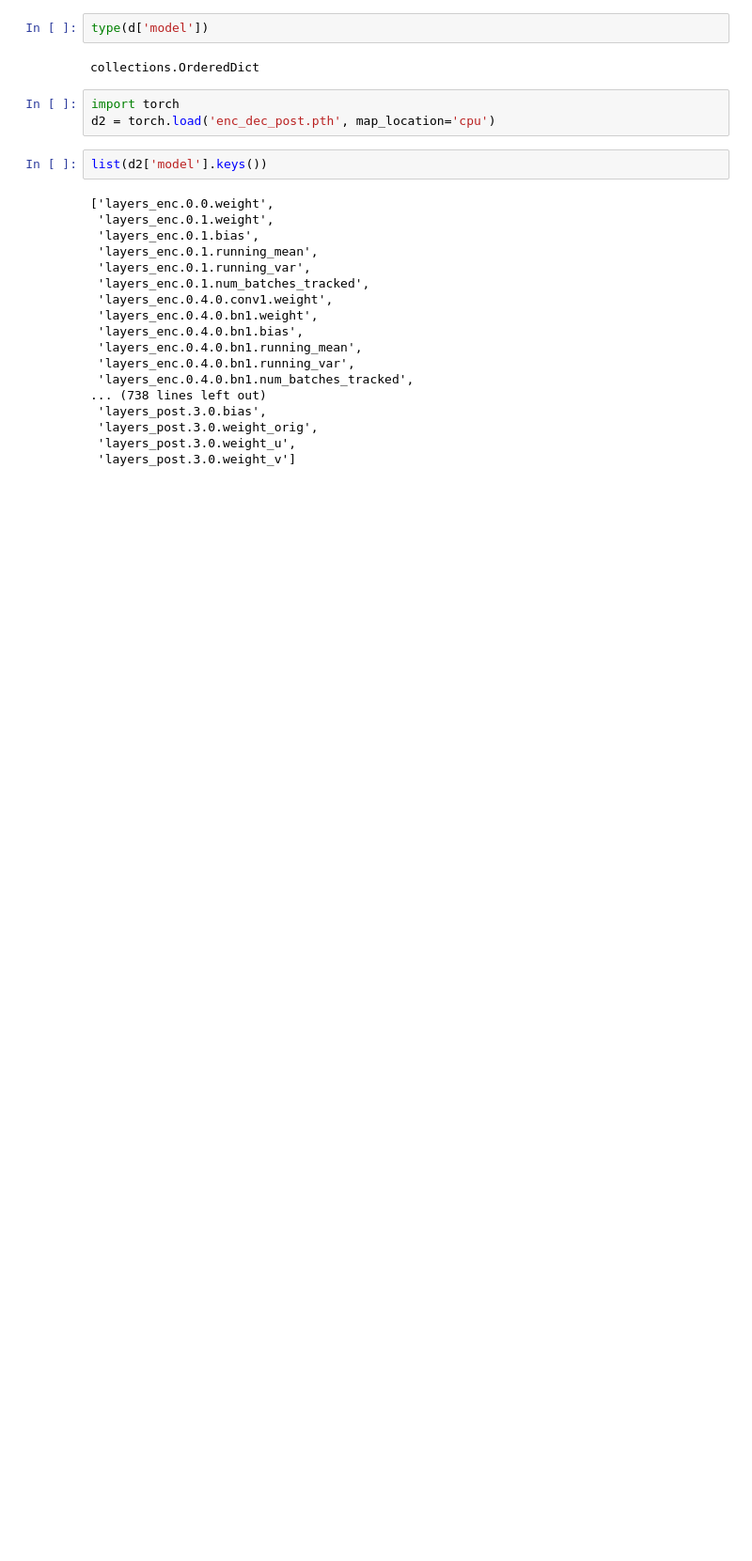
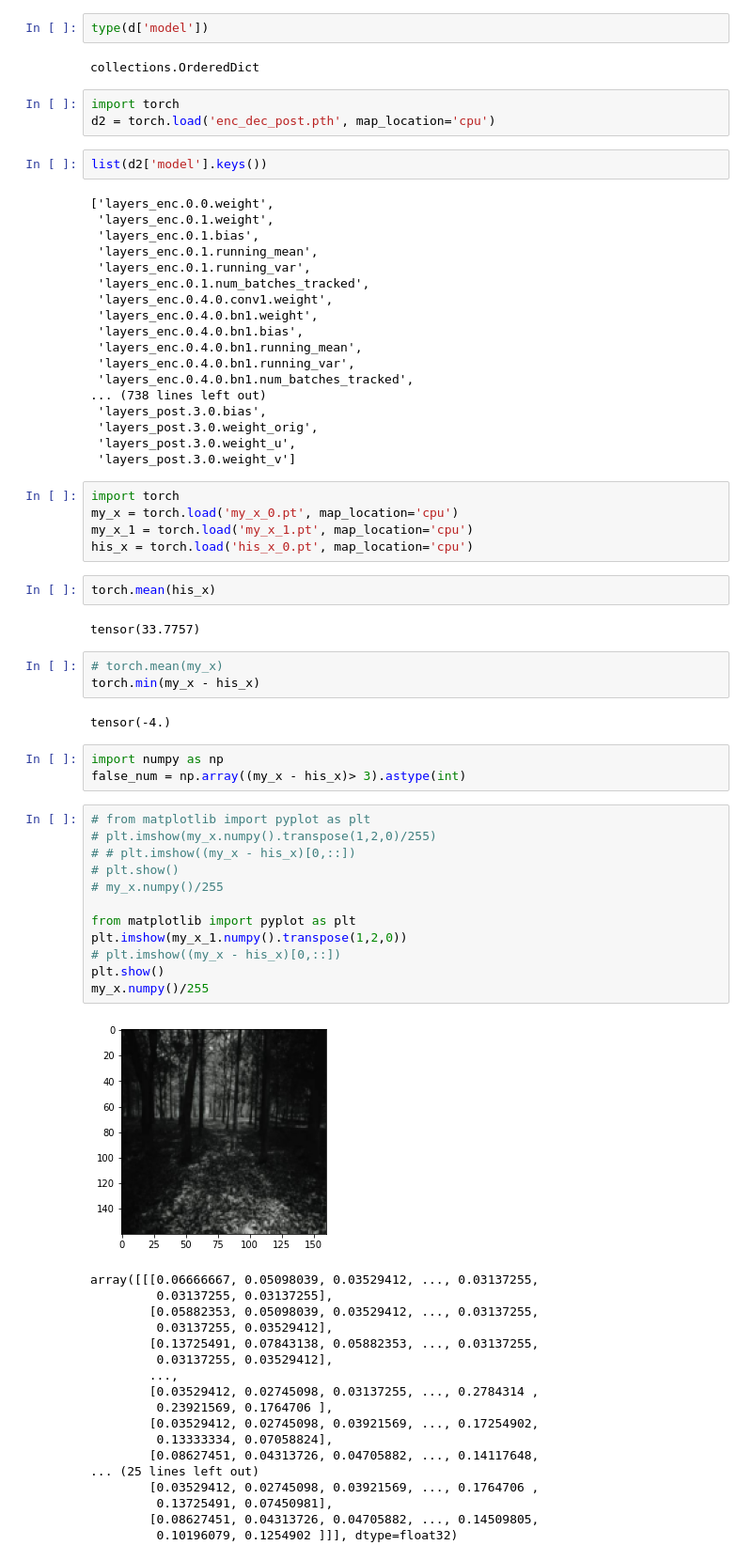
Before and after one commit to soonera/mmediting, a Jupyter notebook: change_keys.ipynb, the cells around one changed output. Shown: that part at 94% size. Cells and saved outputs as stored; diff of their text form; blank space fills up the shorter version.

```diff
--- a/change_keys.ipynb
+++ b/change_keys.ipynb
@@ -57,3 +57,51 @@ list(d2['model'].keys())
  'layers_post.3.0.weight_orig',
  'layers_post.3.0.weight_u',
  'layers_post.3.0.weight_v']
+# %%
+import torch
+my_x = torch.load('my_x_0.pt', map_location='cpu')
+my_x_1 = torch.load('my_x_1.pt', map_location='cpu')
+his_x = torch.load('his_x_0.pt', map_location='cpu')
+# %%
+torch.mean(his_x)
+# %% [output]
+tensor(33.7757)
+# %%
+# torch.mean(my_x)
+torch.min(my_x - his_x)
+# %% [output]
+tensor(-4.)
+# %%
+import numpy as np
+false_num = np.array((my_x - his_x)> 3).astype(int)
+# %%
+# from matplotlib import pyplot as plt
+# plt.imshow(my_x.numpy().transpose(1,2,0)/255)
+# # plt.imshow((my_x - his_x)[0,::])
+# plt.show()
+# my_x.numpy()/255
+
+from matplotlib import pyplot as plt
+plt.imshow(my_x_1.numpy().transpose(1,2,0))
+# plt.imshow((my_x - his_x)[0,::])
+plt.show()
+my_x.numpy()/255
+# %% [output]
+[figure, added]
+array([[[0.06666667, 0.05098039, 0.03529412, ..., 0.03137255,
+         0.03137255, 0.03137255],
+        [0.05882353, 0.05098039, 0.03529412, ..., 0.03137255,
+         0.03137255, 0.03529412],
+        [0.13725491, 0.07843138, 0.05882353, ..., 0.03137255,
+         0.03137255, 0.03529412],
+        ...,
+        [0.03529412, 0.02745098, 0.03137255, ..., 0.2784314 ,
+         0.23921569, 0.1764706 ],
+        [0.03529412, 0.02745098, 0.03921569, ..., 0.17254902,
+         0.13333334, 0.07058824],
+        [0.08627451, 0.04313726, 0.04705882, ..., 0.14117648,
+... (25 lines left out)
+        [0.03529412, 0.02745098, 0.03921569, ..., 0.1764706 ,
+         0.13725491, 0.07450981],
+        [0.08627451, 0.04313726, 0.04705882, ..., 0.14509805,
+         0.10196079, 0.1254902 ]]], dtype=float32)
```
Also changed, not shown: parts of 2 cells of this notebook, 22 other files.
